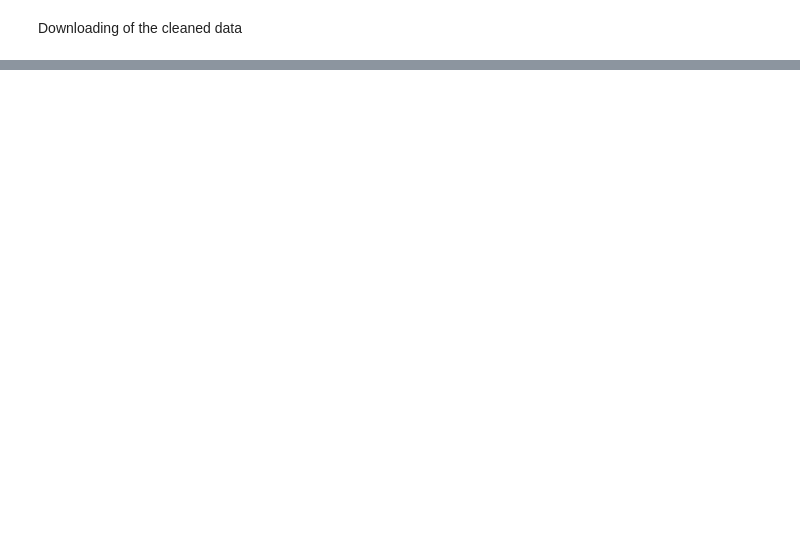
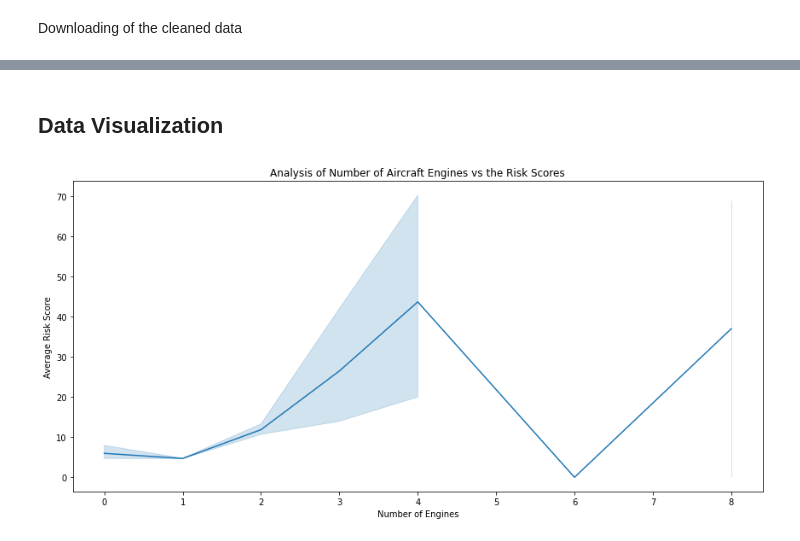
Before and after one commit to oomollo/dsc-phase-1-project-v3, a Jupyter notebook: student.ipynb, the cells around one changed output, grey strips where cells are left out. Cells and saved outputs as stored; diff of their text form; code cells hidden in the pictures; blank space fills up the shorter version.

```diff
--- a/student.ipynb
+++ b/student.ipynb
@@ -60,6 +65,6 @@ memory usage: 21.0+ MB
 # %%
 relevant_columns = [
-    "Make", "Model","Number.of.Engines", "Injury.Severity",
+    "Investigation.Type","Make", "Model","Number.of.Engines", "Injury.Severity",
     "Total.Fatal.Injuries", "Total.Serious.Injuries",
     "Total.Minor.Injuries", "Total.Uninjured"
 ]
@@ -144,0 +266,17 @@ risk_summary = (
+# %% [markdown]
+## Data Visualization
+# %%
+# Comparison of number of Engines and risk score
+plt.figure(figsize=(12, 6))
+sns.lineplot(
+    x="Number.of.Engines",  # x-axis: Number of Engines
+    y="RiskScore",      # y-axis: Average Risk Score
+    data=df_clean           # Data from the df_clean DataFrame
+)
+plt.title("Analysis of Number of Aircraft Engines vs the Risk Scores")
+plt.xlabel("Number of Engines")
+plt.ylabel("Average Risk Score")
+plt.tight_layout()
+plt.show()
+# %% [output]
+[figure, added]
```
Also changed, not shown: parts of 28 cells of this notebook, 1 other file.
